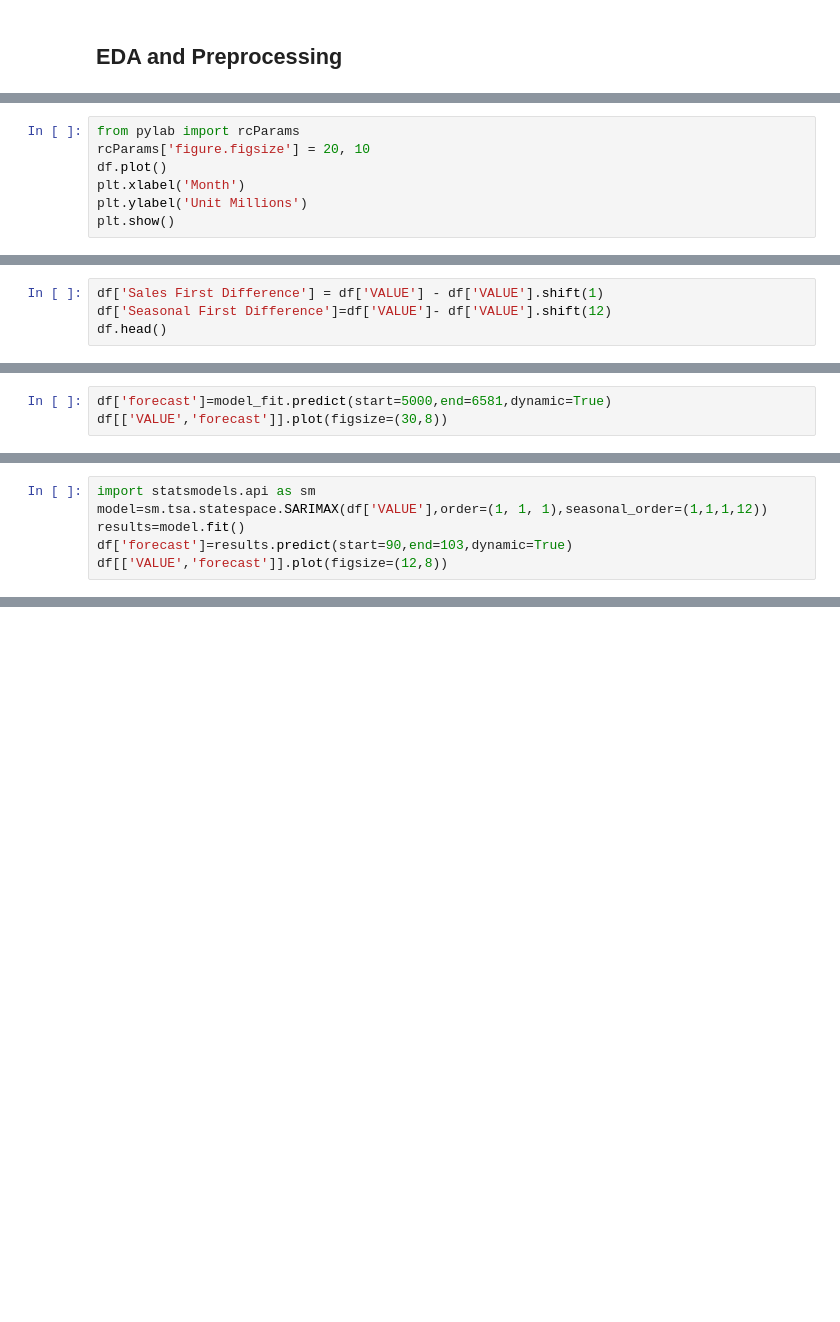
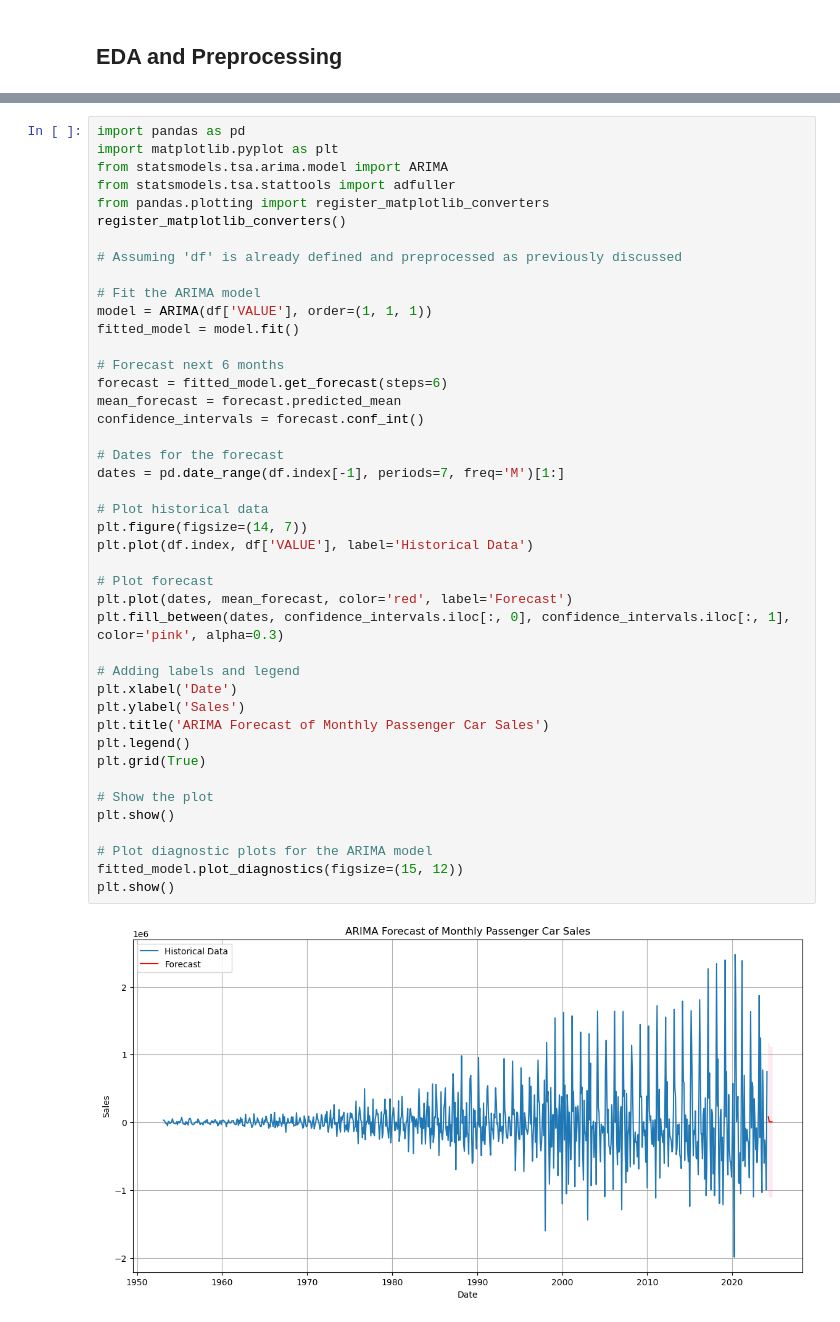
Before and after one commit to CLIUKELLY/ARIMA-Time-Serie-Forecasting, a Jupyter notebook: 02. ARIMA Time Series Forecasting.ipynb, the cells around one changed output, grey strips where cells are left out. Drawn from its saved outputs; the diff is of its cells as text; blank space fills up the shorter version.

Commit message:
update ARIMA for Canada

```diff
--- a/02. ARIMA Time Series Forecasting.ipynb
+++ b/02. ARIMA Time Series Forecasting.ipynb
@@ -46,7 +37,0 @@ See the caveats in the documentation: https://pandas.pydata.org/pandas-docs/stab
-# %%
-from pylab import rcParams
-rcParams['figure.figsize'] = 20, 10
-df.plot()
-plt.xlabel('Month')
-plt.ylabel('Unit Millions')
-plt.show()
@@ -85,4 +37,0 @@ weak evidence against null hypothesis,indicating it is non-stationary
-# %%
-df['Sales First Difference'] = df['VALUE'] - df['VALUE'].shift(1)
-df['Seasonal First Difference']=df['VALUE']- df['VALUE'].shift(12)
-df.head()
@@ -164,3 +37,0 @@ Warnings:
-# %%
-df['forecast']=model_fit.predict(start=5000,end=6581,dynamic=True)
-df[['VALUE','forecast']].plot(figsize=(30,8))
@@ -169,6 +37,0 @@ ValueError: cannot reindex on an axis with duplicate labels
-# %%
-import statsmodels.api as sm
-model=sm.tsa.statespace.SARIMAX(df['VALUE'],order=(1, 1, 1),seasonal_order=(1,1,1,12))
-results=model.fit()
-df['forecast']=results.predict(start=90,end=103,dynamic=True)
-df[['VALUE','forecast']].plot(figsize=(12,8))
@@ -200,0 +99,45 @@ See the caveats in the documentation: https://pandas.pydata.org/pandas-docs/stab
+# %%
+import pandas as pd
+import matplotlib.pyplot as plt
+from statsmodels.tsa.arima.model import ARIMA
+from statsmodels.tsa.stattools import adfuller
+from pandas.plotting import register_matplotlib_converters
+register_matplotlib_converters()
+
+# Assuming 'df' is already defined and preprocessed as previously discussed
+
+# Fit the ARIMA model
+model = ARIMA(df['VALUE'], order=(1, 1, 1))
+fitted_model = model.fit()
+
+# Forecast next 6 months
+forecast = fitted_model.get_forecast(steps=6)
+mean_forecast = forecast.predicted_mean
+confidence_intervals = forecast.conf_int()
+
+# Dates for the forecast
+dates = pd.date_range(df.index[-1], periods=7, freq='M')[1:]
+
+# Plot historical data
+plt.figure(figsize=(14, 7))
+plt.plot(df.index, df['VALUE'], label='Historical Data')
+
+# Plot forecast
+plt.plot(dates, mean_forecast, color='red', label='Forecast')
+plt.fill_between(dates, confidence_intervals.iloc[:, 0], confidence_intervals.iloc[:, 1], color='pink', alpha=0.3)
+
+# Adding labels and legend
+plt.xlabel('Date')
+plt.ylabel('Sales')
+plt.title('ARIMA Forecast of Monthly Passenger Car Sales')
+plt.legend()
+plt.grid(True)
+
+# Show the plot
+plt.show()
+
+# Plot diagnostic plots for the ARIMA model
+fitted_model.plot_diagnostics(figsize=(15, 12))
+plt.show()
+# %% [output]
+[figure, added]
```
Also changed, not shown: parts of 20 cells of this notebook, 1 other file.
